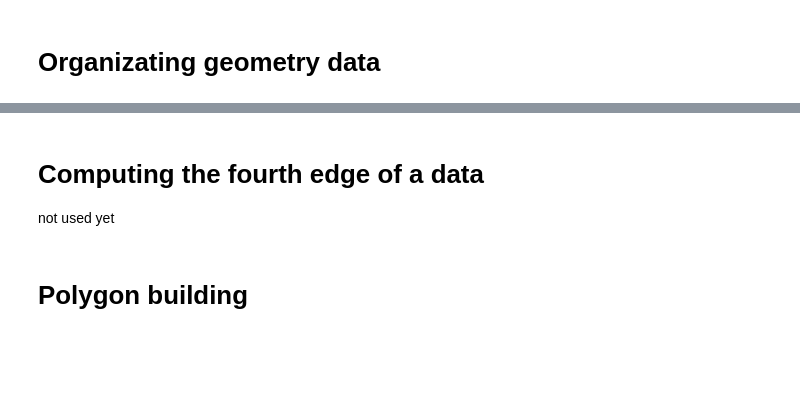
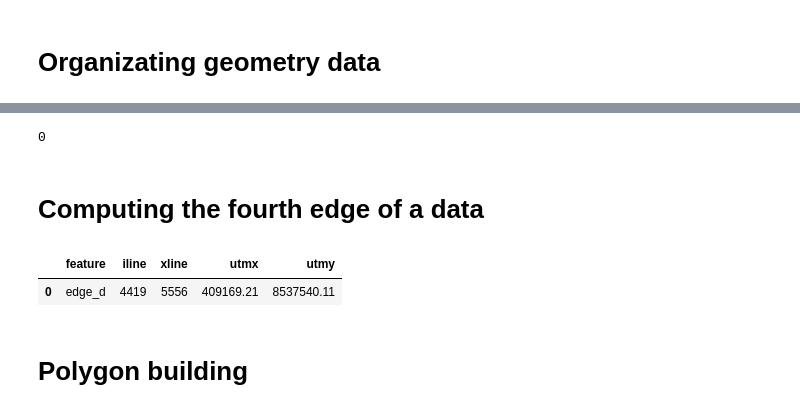
Before and after one commit to lsdR94/TEG, a Jupyter notebook: notebooks/Untitled.ipynb, the cells around one changed output, grey strips where cells are left out. Saved outputs shown, nothing was run; the diff lists cells and outputs as text; code cells hidden in the pictures; blank space fills up the shorter version.

```diff
--- a/notebooks/Untitled.ipynb
+++ b/notebooks/Untitled.ipynb
@@ -227,3 +232,6 @@ cube_dataframe
+# %%
+geometry_dataframe[geometry_dataframe['feature'] == "inline_range"].index.values.astype(int)[0]
+# %% [output]
+0
 # %% [markdown]
 # Computing the fourth edge of a data
-not used yet
@@ -240,3 +268,8 @@ def point_calculation(point1,point2,point3):
+# %%
+fourth_point_calc(cube_dataframe)
+# %% [output]
+|  | feature | iline | xline | utmx | utmy |
+| 0 | edge_d | 4419 | 5556 | 409169.21 | 8537540.11 |
 # %% [markdown]
 # Polygon building
 # %%
```
Also changed, not shown: parts of 31 cells of this notebook.
